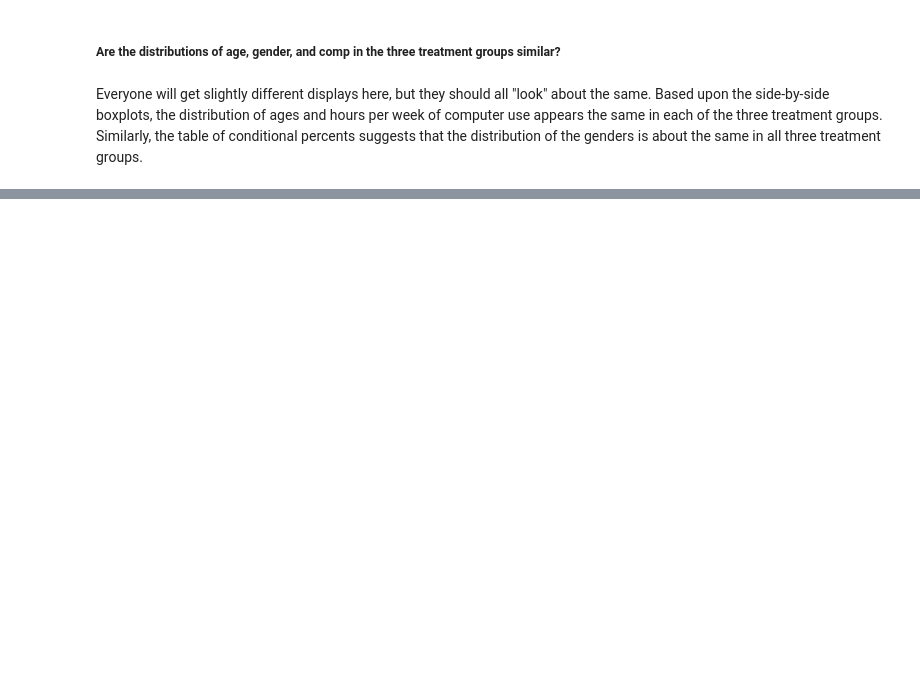
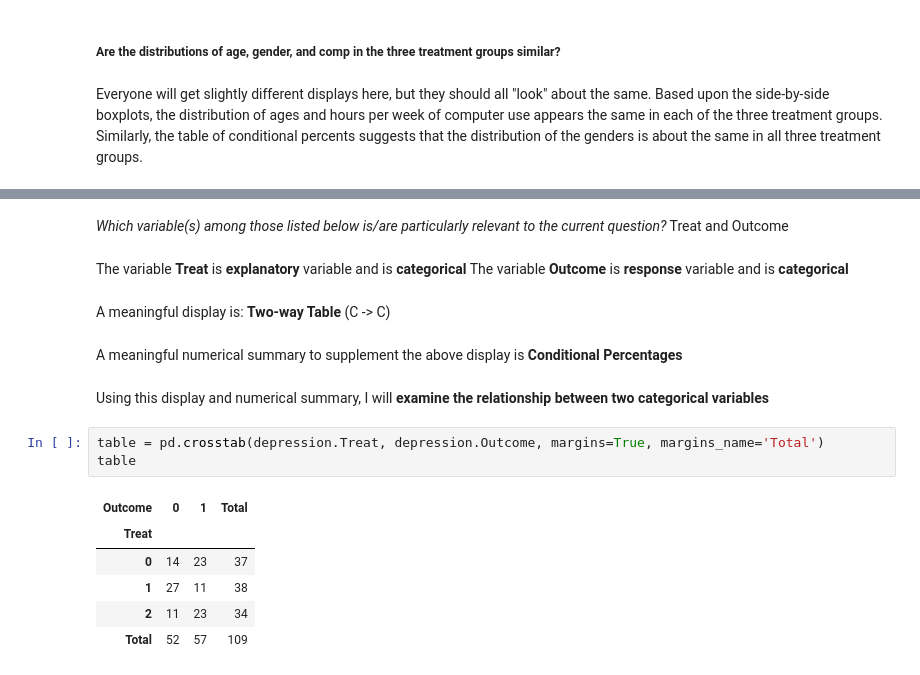
Before and after one commit to anhnguyendepocen/probability-and-statistics, a Jupyter notebook: Producing Data- Designing Studies.ipynb, the cells around one changed output, grey strips where cells are left out. Saved outputs shown, nothing was run; the diff lists cells and outputs as text; blank space fills up the shorter version.

```diff
--- a/Producing Data- Designing Studies.ipynb
+++ b/Producing Data- Designing Studies.ipynb
@@ -130,0 +231,22 @@ Everyone will get slightly different displays here, but they should all "look" a
+# %% [markdown]
+_Which variable(s) among those listed below is/are particularly relevant to the current question?_
+Treat and Outcome
+# %% [markdown]
+The variable **Treat** is **explanatory** variable and is **categorical**
+The variable **Outcome** is **response** variable and is **categorical**
+# %% [markdown]
+A meaningful display is: **Two-way Table** (C -> C)
+# %% [markdown]
+A meaningful numerical summary to supplement the above display is **Conditional Percentages**
+# %% [markdown]
+Using this display and numerical summary, I will **examine the relationship between two categorical variables**
+# %%
+table = pd.crosstab(depression.Treat, depression.Outcome, margins=True, margins_name='Total')
+table
+# %% [output]
+| Outcome | 0 | 1 | Total |
+| Treat |  |  |  |
+| 0 | 14 | 23 | 37 |
+| 1 | 27 | 11 | 38 |
+| 2 | 11 | 23 | 34 |
+| Total | 52 | 57 | 109 |
```
Also changed, not shown: parts of 43 cells of this notebook, 2 other files.
